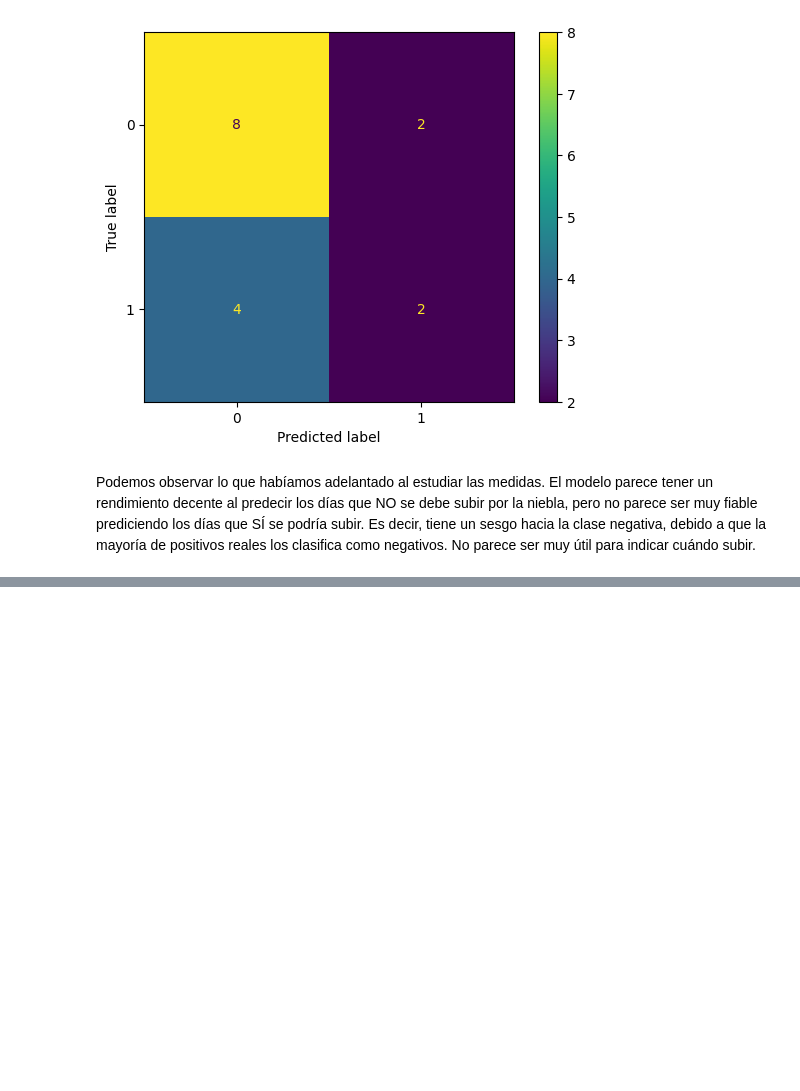
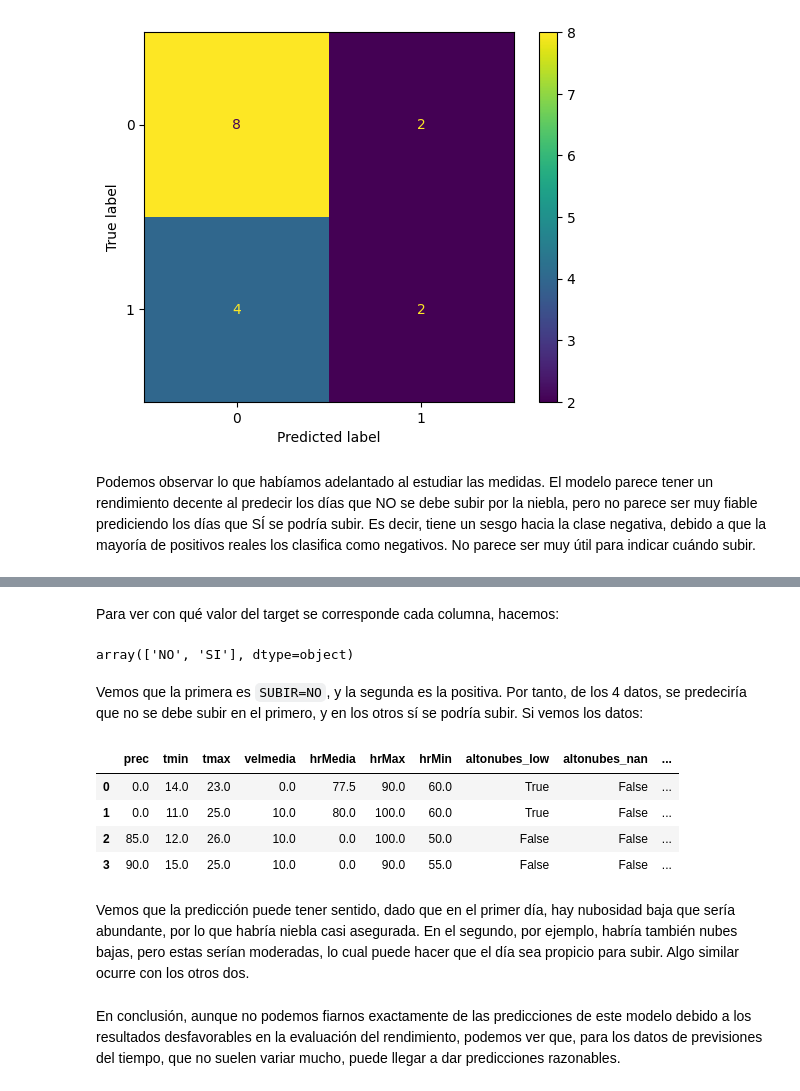
Before and after one commit to jorge-ruizl-um-es/fog-prediction, a Jupyter notebook: models/decission_tree_classifier.ipynb, the cells around one changed output, grey strips where cells are left out. Cells and saved outputs as stored; diff of their text form; code cells hidden in the pictures; blank space fills up the shorter version.

Commit message:
Conclusiones sobre los resultados del árbol de decisión

```diff
--- a/models/decission_tree_classifier.ipynb
+++ b/models/decission_tree_classifier.ipynb
@@ -65,7 +65,7 @@ categoricas_dummies = pd.get_dummies(datos[categoricas], drop_first = True, dumm
 categoricas_sin_etiquetar_dummies = pd.get_dummies(datos_sin_etiquetar[categoricas_sin_etiquetar], drop_first = True, dummy_na = True)
 
 datos.drop(categoricas, axis = 1, inplace = True)   # inplace para que se elimine sobre el dataset
-datos_sin_etiquetar.drop(categoricas_sin_etiquetar, axis=1, inplace=True)
+datos_sin_etiquetar = datos_sin_etiquetar.reindex(columns=datos.drop(columns="SUBIR").columns, fill_value=0)
 
 # Tras eliminar los atributos originales, concatenamos los nuevos atributos creados para las variables categóricas.
 datos = pd.concat([datos, categoricas_dummies], axis = 1)
@@ -241,0 +265,20 @@ Podemos observar lo que habíamos adelantado al estudiar las medidas. El modelo
+# %% [markdown]
+Para ver con qué valor del target se corresponde cada columna, hacemos:
+# %%
+modelo_final.classes_
+# %% [output]
+array(['NO', 'SI'], dtype=object)
+# %% [markdown]
+Vemos que la primera es `SUBIR=NO`, y la segunda es la positiva. Por tanto, de los 4 datos, se predeciría que no se debe subir en el primero, y en los otros sí se podría subir. Si vemos los datos:
+# %%
+datos_sin_etiquetar
+# %% [output]
+|  | prec | tmin | tmax | velmedia | hrMedia | hrMax | hrMin | altonubes_low | altonubes_nan | ... |
+| 0 | 0.0 | 14.0 | 23.0 | 0.0 | 77.5 | 90.0 | 60.0 | True | False | ... |
+| 1 | 0.0 | 11.0 | 25.0 | 10.0 | 80.0 | 100.0 | 60.0 | True | False | ... |
+| 2 | 85.0 | 12.0 | 26.0 | 10.0 | 0.0 | 100.0 | 50.0 | False | False | ... |
+| 3 | 90.0 | 15.0 | 25.0 | 10.0 | 0.0 | 90.0 | 55.0 | False | False | ... |
+# %% [markdown]
+Vemos que la predicción puede tener sentido, dado que en el primer día, hay nubosidad baja que sería abundante, por lo que habría niebla casi asegurada. En el segundo, por ejemplo, habría también nubes bajas, pero estas serían moderadas, lo cual puede hacer que el día sea propicio para subir. Algo similar ocurre con los otros dos.
+# %% [markdown]
+En conclusión, aunque no podemos fiarnos exactamente de las predicciones de este modelo debido a los resultados desfavorables en la evaluación del rendimiento, podemos ver que, para los datos de previsiones del tiempo, que no suelen variar mucho, puede llegar a dar predicciones razonables.
```
Also changed, not shown: parts of 7 cells of this notebook.
